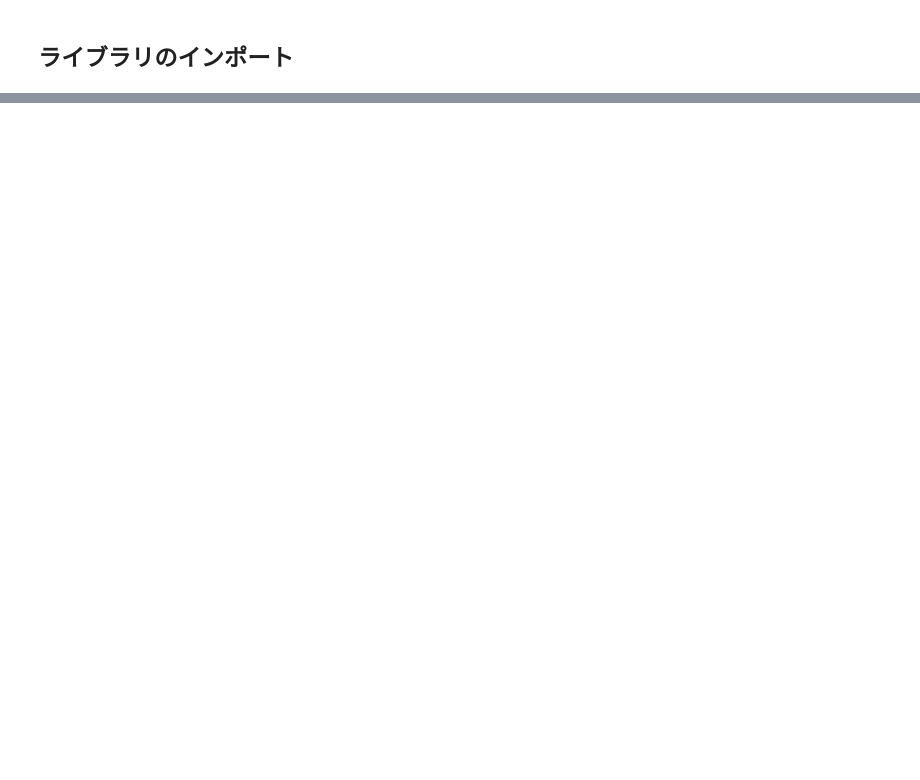
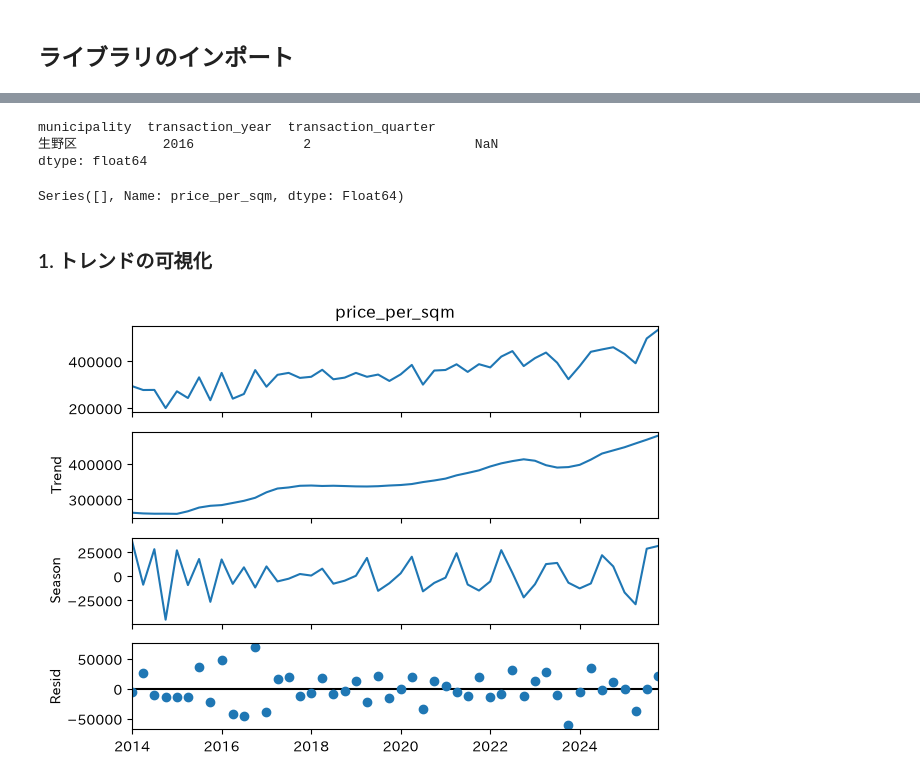
Before and after one commit to shoki-umezu-dev/mlit_property_price_prediction, a Jupyter notebook: notebooks/01_eda.ipynb, the cells around one changed output, grey strips where cells are left out. Cells and saved outputs as stored; diff of their text form; code cells hidden in the pictures; blank space fills up the shorter version.

```diff
--- a/notebooks/01_eda.ipynb
+++ b/notebooks/01_eda.ipynb
@@ -97,0 +141,62 @@ dtype: int64
+# %%
+# 組み合わせの計算と実データとの照らし合わせ
+
+# 区×年×四半期のデータ数を取得する
+counts = df2.groupby(['municipality', 'transaction_year', 'transaction_quarter']).size()
+
+# 区×年×四半期の全ての組み合わせを取得する
+full_index = pd.MultiIndex.from_product(
+    [df2['municipality'].unique(), df2['transaction_year'].unique(), df2['transaction_quarter'].unique()],
+    names=['municipality', 'transaction_year', 'transaction_quarter']
+)
+
+# full_indexを基準にcountsのデータを整理し、データがない場合はNanを返すメソッド
+counts_full = counts.reindex(full_index)
+print(counts_full[counts_full.isna()])
+# %% [output]
+municipality  transaction_year  transaction_quarter
+生野区           2016              2                     NaN
+dtype: float64
+# %%
+# 区×年×四半期の中央値パネルの作成
+median = df2.groupby(['municipality','transaction_year','transaction_quarter'])['price_per_sqm'].median()
+
+# 区×年×四半期の全ての組み合わせを取得する
+full_index = pd.MultiIndex.from_product(
+    [df2['municipality'].unique(), df2['transaction_year'].unique(), df2['transaction_quarter'].unique()],
+    names=['municipality', 'transaction_year', 'transaction_quarter']
+)
+
+# 生野区の2016年第二四半期をNanとして持たせる
+median_full = median.reindex(full_index)
+
+# 時系列順に並び替える
+median_sort = median_full.sort_index()
+median_sort
+
+# 欠損値を前後の値から補完する
+median_interpolated = median_sort.groupby(level='municipality').transform(lambda x: x.interpolate())
+
+print(median_interpolated[median_interpolated.isna()])
+# %% [output]
+Series([], Name: price_per_sqm, dtype: Float64)
+# %% [markdown]
+### 1. トレンドの可視化
+# %%
+# 此花区だけのシリーズを取り出す
+konohana_series = median_interpolated.loc['此花区']
+
+years = konohana_series.index.get_level_values('transaction_year')
+quarters = konohana_series.index.get_level_values('transaction_quarter')
+period_strs = [f"{y}Q{q}" for y, q in zip(years, quarters)]
+
+konohana_series.index = pd.PeriodIndex(period_strs, freq='Q').to_timestamp()
+
+# STLで分解(四半期データであるため、周期は4とする)
+stl = STL(konohana_series, period=4)
+result_konohana = stl.fit()
+
+# トレンド、季節性、残差をまとめてプロット
+fig = result_konohana.plot()
+# %% [output]
+[figure, added]
```
Also changed, not shown: parts of 43 cells of this notebook, 21 other files.
